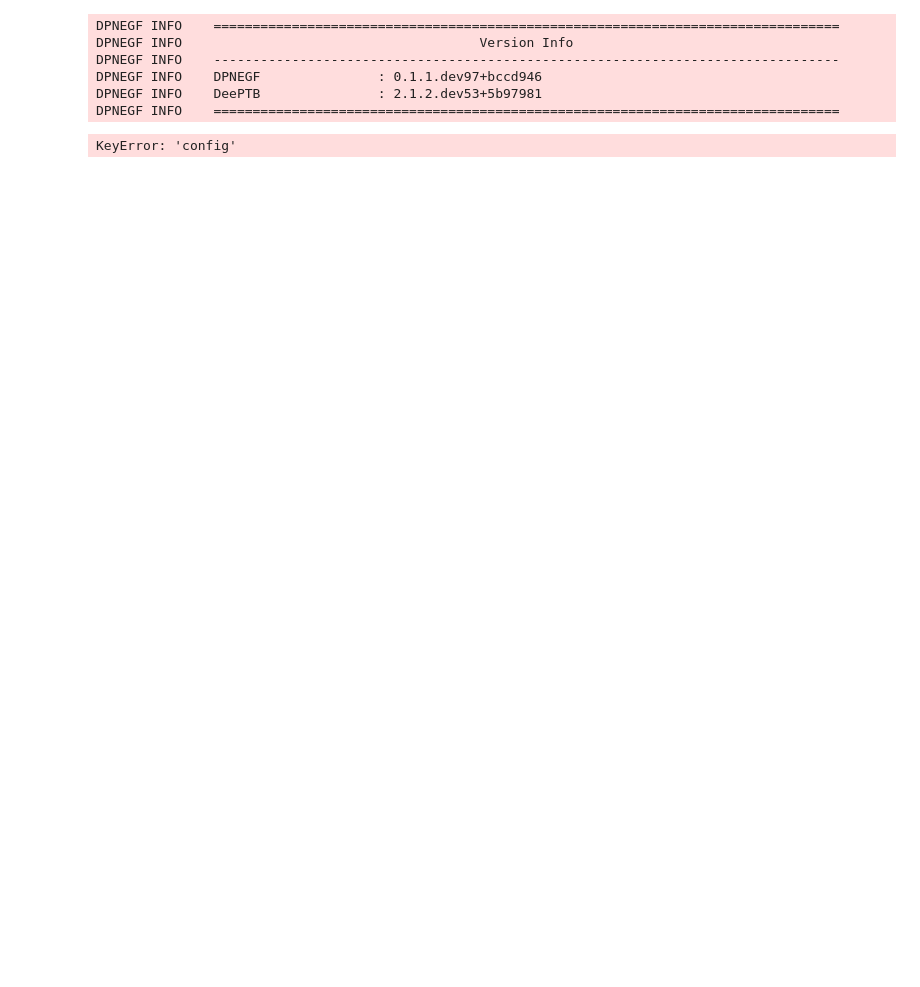
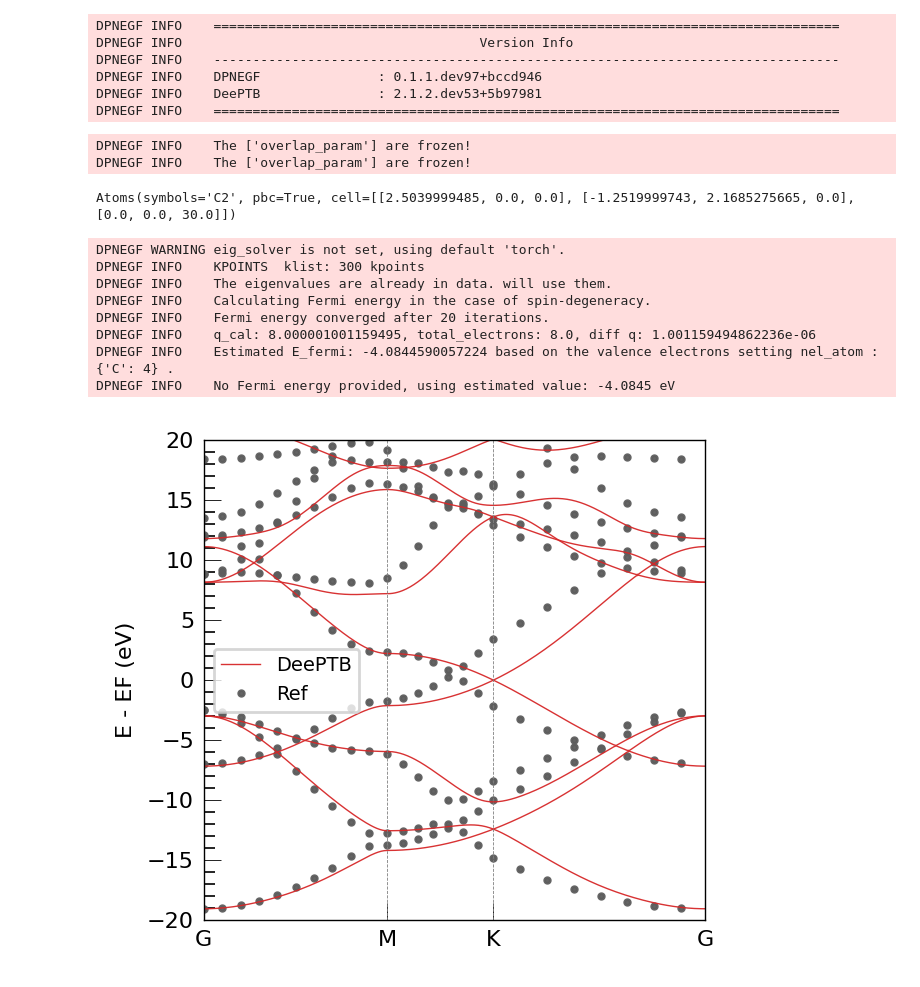
Before and after one commit to DeePTB-Lab/dpnegf, a Jupyter notebook: docs/hands_on/tutorial2_2d_mat.ipynb, the cells around one changed output. Drawn from its saved outputs; the diff is of its cells as text; code cells hidden in the pictures; blank space fills up the shorter version.

Commit message:
update graphene data

```diff
--- a/docs/hands_on/tutorial2_2d_mat.ipynb
+++ b/docs/hands_on/tutorial2_2d_mat.ipynb
@@ -41,40 +41,58 @@ DPNEGF INFO    =================================================================
 # %%
 from dptb.nn.build import build_model
 
-model =  "latest_dptb_b3.300_c2.600_w0.200.pth" # the model for demonstration
+model =  "./train/train_out/checkpoint/nnsk.best.pth" # the model for demonstration
 
-model = build_model(model,
-                    model_options= model_json['model_options'],
-                    common_options=model_json['common_options'])
+model = build_model(model)
 # %% [output]
-KeyError: 'config'
+DPNEGF INFO    The ['overlap_param'] are frozen!
+DPNEGF INFO    The ['overlap_param'] are frozen!
+# %%
+from ase.io import read
+structure =  "./train/data/POSCAR"
+atoms = read(structure)
+atoms
+# %% [output]
+Atoms(symbols='C2', pbc=True, cell=[[2.5039999485, 0.0, 0.0], [-1.2519999743, 2.1685275665, 0.0], [0.0, 0.0, 30.0]])
 # %%
 from dptb.postprocess.bandstructure.band import Band
 import shutil
 
 task_options = {
         "task": "band",
         "kline_type":"abacus",
         "kpath":[
-                [0, 0, 0, 50],
-                [0.5, 0, 0, 50],
-                [0.3333333, 0.3333333, 0, 50],
+                [0, 0, 0, 110],
+                [0.5, 0, 0, 84],
+                [0.3333333, 0.3333333, 0, 95],
                 [0, 0, 0, 1]
                 ],
         "klabels":["G", "M", "K", "G"],
         "emin":-20,
         "emax": 20,
-        "nel_atom":{"C": 4}
+        "nel_atom":{"C": 4},
+        "ref_band": "/personal/zjj/transiesta_cal/graphene_formal/dptb_train_input/data/data_graphene_siesta2/eigs.npy"
 
        }
 
 if os.path.isdir(results_path):
     shutil.rmtree(results_path, ignore_errors=True)
 
 band = Band(model, results_path)
-AtomicData_options = {"r_max": 3.0, "pbc": True}
-band.get_bands(data = uni_cell_atoms,
+AtomicData_options = { "pbc": True}
+band.get_bands(data = atoms,
                kpath_kwargs = task_options,
                AtomicData_options = AtomicData_options)
 band.band_plot(emin = task_options['emin'],
-               emax = task_options['emax'])
+               emax = task_options['emax'],
+               ref_band = task_options['ref_band'],)
+# %% [output]
+DPNEGF WARNING eig_solver is not set, using default 'torch'.
+DPNEGF INFO    KPOINTS  klist: 300 kpoints
+DPNEGF INFO    The eigenvalues are already in data. will use them.
+DPNEGF INFO    Calculating Fermi energy in the case of spin-degeneracy.
+DPNEGF INFO    Fermi energy converged after 20 iterations.
+DPNEGF INFO    q_cal: 8.000001001159495, total_electrons: 8.0, diff q: 1.001159494862236e-06
+DPNEGF INFO    Estimated E_fermi: -4.0844590057224 based on the valence electrons setting nel_atom : {'C': 4} .
+DPNEGF INFO    No Fermi energy provided, using estimated value: -4.0845 eV
+[figure, added]
```
Also changed, not shown: parts of 1 cell of this notebook, 12 other files.
